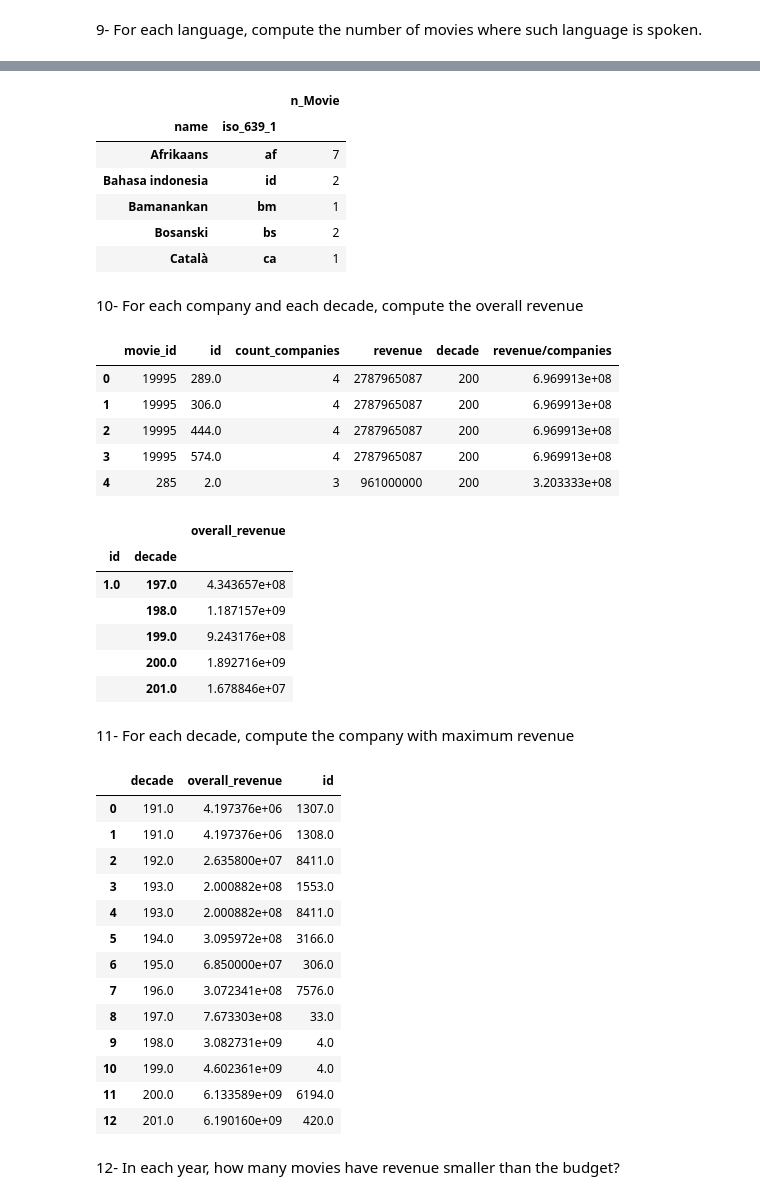
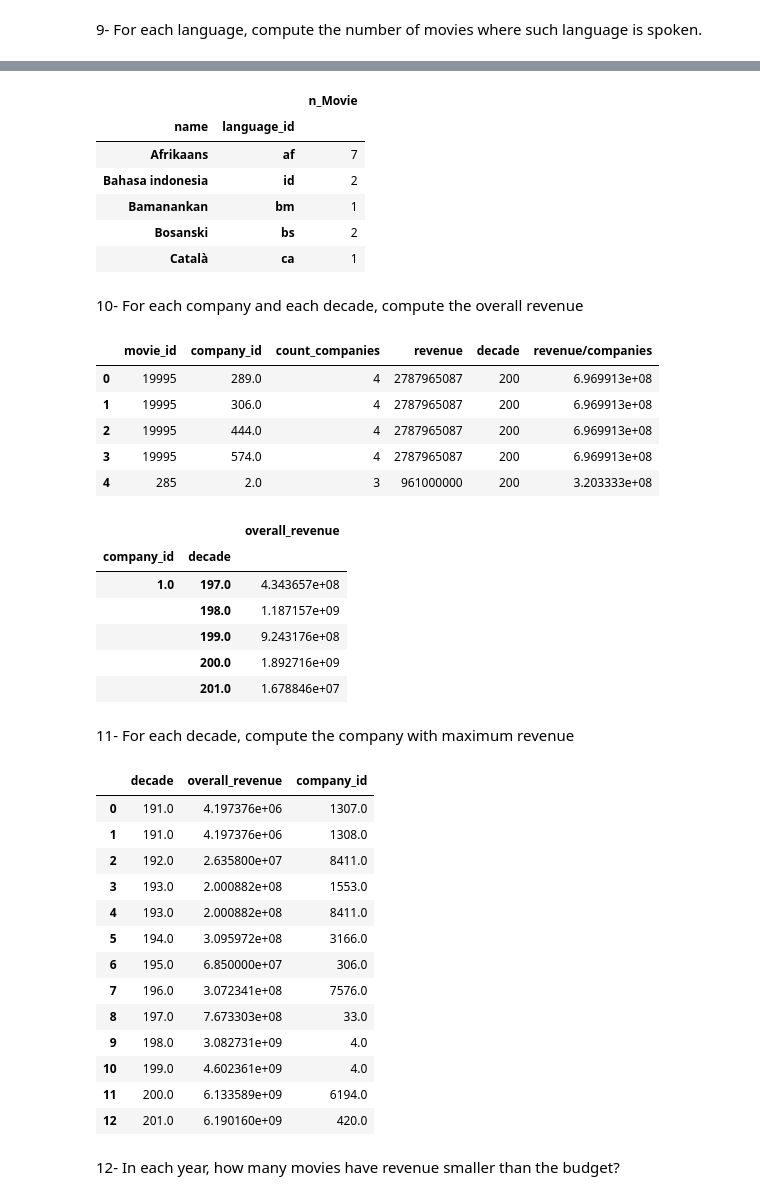
Before and after one commit to silviasantamaria/computerscience, a Jupyter notebook: NUOVO_PROJECT.ipynb, the cells around one changed output, grey strips where cells are left out. Saved outputs shown, nothing was run; the diff lists cells and outputs as text; code cells hidden in the pictures.

```diff
--- a/NUOVO_PROJECT.ipynb
+++ b/NUOVO_PROJECT.ipynb
@@ -397,6 +397,6 @@ num_directors.rename(index=str, columns={'pers_id': 'n_Directors'}).head()
 # %%
 spoken_languages_id= spoken_languages_id.reset_index()
 spoken_languages= spoken_languages.reset_index()
-df2= pd.merge(spoken_languages_id, spoken_languages, on = 'iso_639_1')
+df2= pd.merge(spoken_languages_id, spoken_languages, on = 'language_id')
 df2.head()
 # %% [output]
@@ -406,3 +406,6 @@ df2.head()
 | 2 | 206647 | en | English |
 | 3 | 49026 | en | English |
 | 4 | 49529 | en | English |
+# %%
+lang= df2.groupby(['name', 'language_id']).count()
+lang.rename(index=str, columns={'movie_id': 'count_movie'}).head()
@@ -409,12 +420,10 @@ df2.head()
 # %%
-lang= df2.groupby(['name', 'iso_639_1']).count()
-lang.rename(index=str, columns={'movie_id': 'count_movie'})
 lang= lang.iloc[2:] #vengono tolte le prime due righe del dataset, non classificabili in nessuna lingua
 lang= lang.rename(index=str, columns={'movie_id':'n_Movie'})
 lang.head()
 # %% [output]
 |  |  | n_Movie |
-| name | iso_639_1 |  |
+| name | language_id |  |
 | Afrikaans | af | 7 |
 | Bahasa indonesia | id | 2 |
 | Bamanankan | bm | 1 |
@@ -430,23 +439,23 @@ pc1= pc1[['id', 'revenue', 'years']]
 pc1['decade']= pd.to_datetime(movies['release_date'],format="%Y-%m-%d").dt.year//10
 pc1['decade'] = pc1.decade.replace(np.nan, 'Missing')
 pc2=pd.merge(PC.reset_index(), pc1, left_on= 'movie_id', right_on='id')
-pc3=pc2.rename(index=str, columns={'id_x':'count_companies'})[['movie_id', 'count_companies', 'revenue', 'decade']]
+pc3=pc2.rename(index=str, columns={'company_id':'count_companies'})[['movie_id', 'count_companies', 'revenue', 'decade']]
 pc3['revenue/companies']= pc3['revenue']/pc3['count_companies']
 ALL= pd.merge(pc, pc3, on='movie_id')
 ALL.head()
 # %% [output]
-|  | movie_id | id | count_companies | revenue | decade | revenue/companies |
+|  | movie_id | company_id | count_companies | revenue | decade | revenue/companies |
 | 0 | 19995 | 289.0 | 4 | 2787965087 | 200 | 6.969913e+08 |
 | 1 | 19995 | 306.0 | 4 | 2787965087 | 200 | 6.969913e+08 |
 | 2 | 19995 | 444.0 | 4 | 2787965087 | 200 | 6.969913e+08 |
 | 3 | 19995 | 574.0 | 4 | 2787965087 | 200 | 6.969913e+08 |
 | 4 | 285 | 2.0 | 3 | 961000000 | 200 | 3.203333e+08 |
 # %%
-ALL_grouped= ALL[['id', 'decade','revenue/companies']].groupby(['id','decade']).sum().rename(index=str, columns={'revenue/companies':'overall_revenue'})
+ALL_grouped= ALL[['company_id', 'decade','revenue/companies']].groupby(['company_id','decade']).sum().rename(index=str, columns={'revenue/companies':'overall_revenue'})
 ALL_grouped.head()
 # %% [output]
 |  |  | overall_revenue |
-| id | decade |  |
+| company_id | decade |  |
 | 1.0 | 197.0 | 4.343657e+08 |
 |  | 198.0 | 1.187157e+09 |
 |  | 199.0 | 9.243176e+08 |
@@ -455,11 +464,11 @@ ALL_grouped.head()
 # %% [markdown]
 11- For each decade, compute the company with maximum revenue
 # %%
-ALL_grouped3= ALL[['id', 'decade','revenue/companies']].groupby(['decade', 'id']).sum().rename(index=str, columns={'revenue/companies':'overall_revenue'})
+ALL_grouped3= ALL[['company_id', 'decade','revenue/companies']].groupby(['decade', 'company_id']).sum().rename(index=str, columns={'revenue/companies':'overall_revenue'})
 ALL_grouped3= ALL_grouped3.groupby('decade').max()
 pd.merge(ALL_grouped3.reset_index(), ALL_grouped.reset_index(), on=['decade', 'overall_revenue'])
 # %% [output]
-|  | decade | overall_revenue | id |
+|  | decade | overall_revenue | company_id |
 | 0 | 191.0 | 4.197376e+06 | 1307.0 |
 | 1 | 191.0 | 4.197376e+06 | 1308.0 |
 | 2 | 192.0 | 2.635800e+07 | 8411.0 |
```
Also changed, not shown: parts of 22 cells of this notebook.
